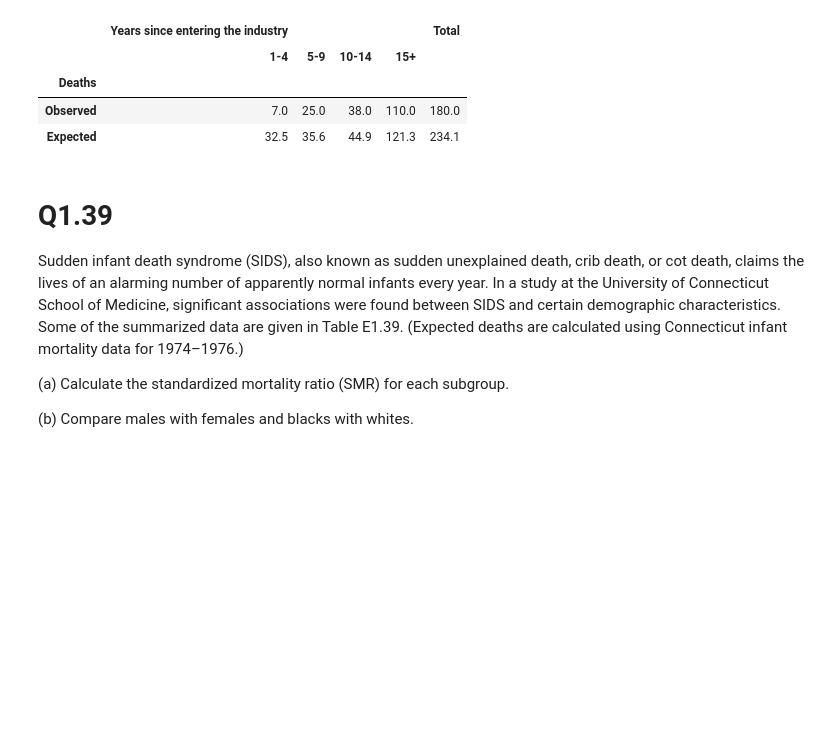
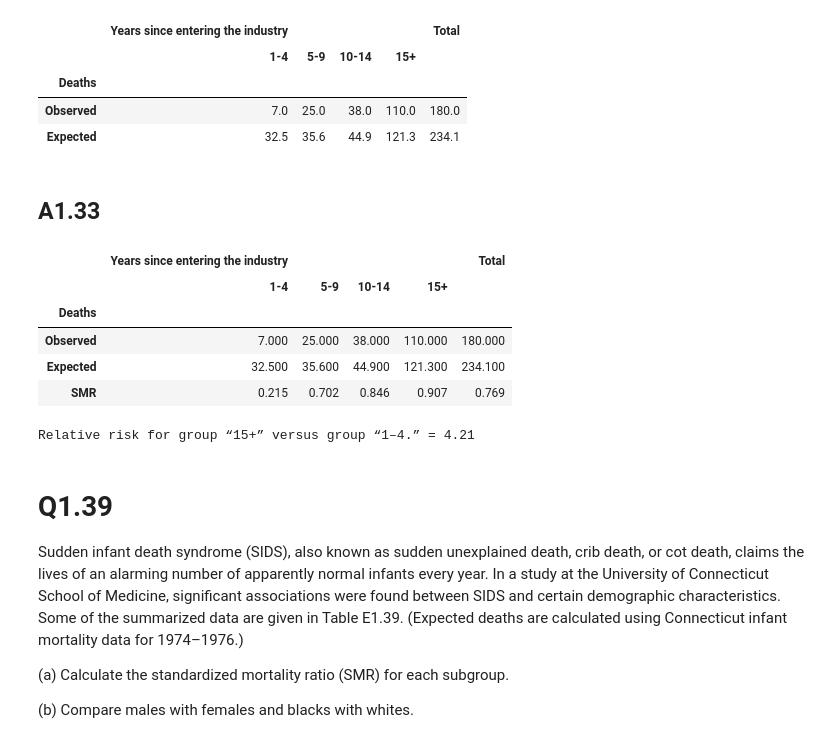
Before and after one commit to jmsdao/intro-biostats-solutions, a Jupyter notebook: Chapter01.ipynb, the cells around one changed output. Drawn from its saved outputs; the diff is of its cells as text; code cells hidden in the pictures; blank space fills up the shorter version.

```diff
--- a/Chapter01.ipynb
+++ b/Chapter01.ipynb
@@ -552,6 +600,26 @@ df
 | Deaths |  |  |  |  |  |
 | Observed | 7.0 | 25.0 | 38.0 | 110.0 | 180.0 |
 | Expected | 32.5 | 35.6 | 44.9 | 121.3 | 234.1 |
+# %% [markdown]
+## A1.33
+# %%
+df.loc['SMR'] = df.loc['Observed'] / df.loc['Expected']
+df.round(3)
+# %% [output]
+|  | Years since entering the industry |  |  |  | Total |
+|  | 1-4 | 5-9 | 10-14 | 15+ |  |
+| Deaths |  |  |  |  |  |
+| Observed | 7.000 | 25.000 | 38.000 | 110.000 | 180.000 |
+| Expected | 32.500 | 35.600 | 44.900 | 121.300 | 234.100 |
+| SMR | 0.215 | 0.702 | 0.846 | 0.907 | 0.769 |
+# %%
+g_15 = ('Years since entering the industry', '15+')
+g_1_4 = ('Years since entering the industry', '1-4')
+
+rr = df.loc['SMR', g_15] / df.loc['SMR', g_1_4]
+print(f"Relative risk for group “15+” versus group “1–4.” = {rr :.2f}")
+# %% [output]
+Relative risk for group “15+” versus group “1–4.” = 4.21
 # %% [markdown]
 # Q1.39
 Sudden infant death syndrome (SIDS), also known as sudden unexplained
```
Also changed, not shown: parts of 20 cells of this notebook.
